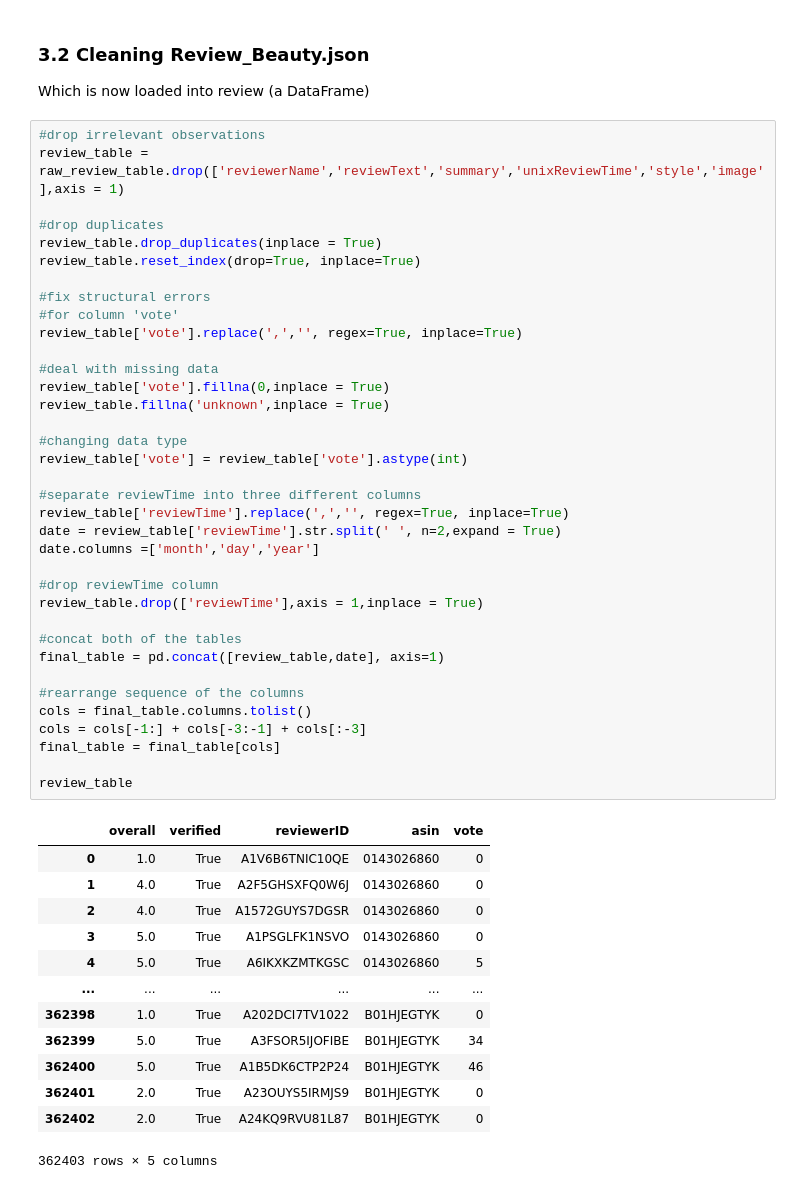
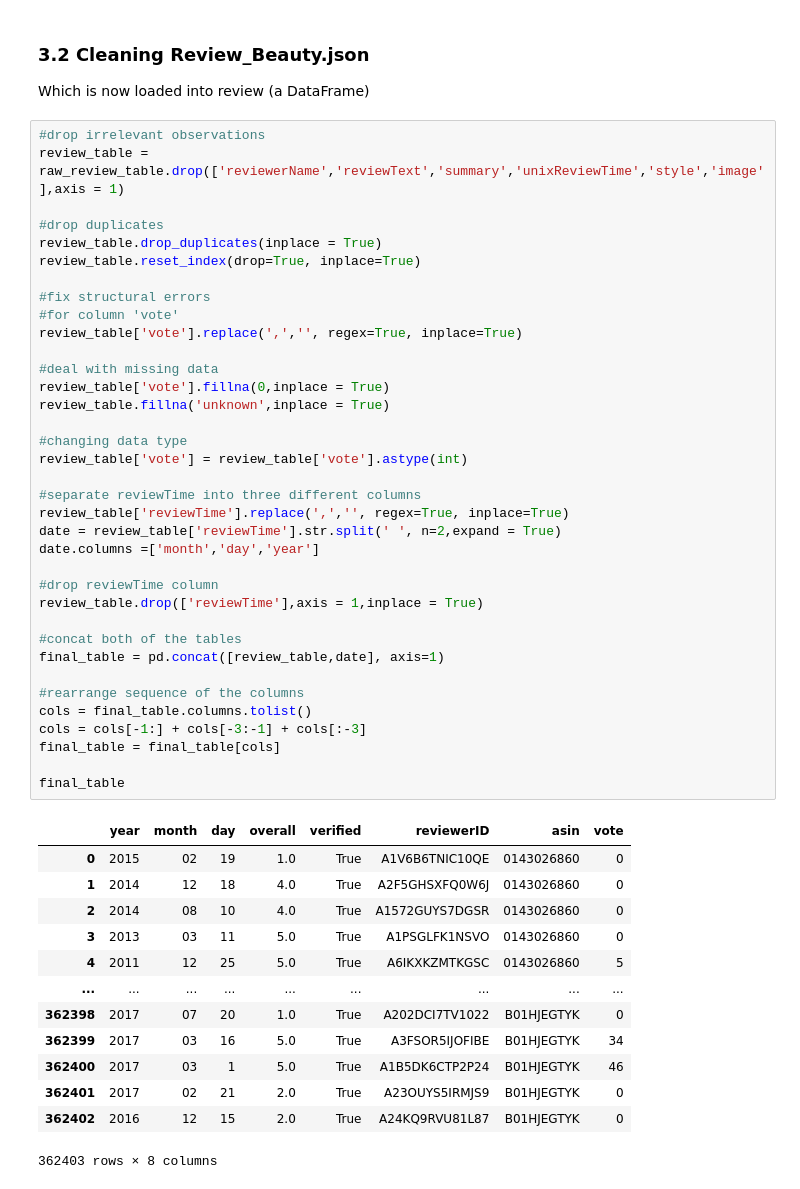
Before and after one commit to BingQuanChua/Amazon-Product-Analysis, a Jupyter notebook: Data Science Project.ipynb, the cells around one changed output. Drawn from its saved outputs; the diff is of its cells as text.

```diff
--- a/Data Science Project.ipynb
+++ b/Data Science Project.ipynb
@@ -256,47 +256,47 @@ review_table.drop_duplicates(inplace = True)
 review_table.reset_index(drop=True, inplace=True)
 
 #fix structural errors
 #for column 'vote'
 review_table['vote'].replace(',','', regex=True, inplace=True)
 
 #deal with missing data
 review_table['vote'].fillna(0,inplace = True)
 review_table.fillna('unknown',inplace = True)
 
 #changing data type
 review_table['vote'] = review_table['vote'].astype(int)
 
 #separate reviewTime into three different columns
 review_table['reviewTime'].replace(',','', regex=True, inplace=True)
 date = review_table['reviewTime'].str.split(' ', n=2,expand = True)
 date.columns =['month','day','year']
 
 #drop reviewTime column
 review_table.drop(['reviewTime'],axis = 1,inplace = True)
 
 #concat both of the tables
 final_table = pd.concat([review_table,date], axis=1)
 
 #rearrange sequence of the columns
 cols = final_table.columns.tolist()
 cols = cols[-1:] + cols[-3:-1] + cols[:-3]
 final_table = final_table[cols]
 
-review_table
+final_table
 # %% [output]
-|  | overall | verified | reviewerID | asin | vote |
-| 0 | 1.0 | True | A1V6B6TNIC10QE | 0143026860 | 0 |
-| 1 | 4.0 | True | A2F5GHSXFQ0W6J | 0143026860 | 0 |
-| 2 | 4.0 | True | A1572GUYS7DGSR | 0143026860 | 0 |
-| 3 | 5.0 | True | A1PSGLFK1NSVO | 0143026860 | 0 |
-| 4 | 5.0 | True | A6IKXKZMTKGSC | 0143026860 | 5 |
-| ... | ... | ... | ... | ... | ... |
-| 362398 | 1.0 | True | A202DCI7TV1022 | B01HJEGTYK | 0 |
-| 362399 | 5.0 | True | A3FSOR5IJOFIBE | B01HJEGTYK | 34 |
-| 362400 | 5.0 | True | A1B5DK6CTP2P24 | B01HJEGTYK | 46 |
-| 362401 | 2.0 | True | A23OUYS5IRMJS9 | B01HJEGTYK | 0 |
-| 362402 | 2.0 | True | A24KQ9RVU81L87 | B01HJEGTYK | 0 |
+|  | year | month | day | overall | verified | reviewerID | asin | vote |
+| 0 | 2015 | 02 | 19 | 1.0 | True | A1V6B6TNIC10QE | 0143026860 | 0 |
+| 1 | 2014 | 12 | 18 | 4.0 | True | A2F5GHSXFQ0W6J | 0143026860 | 0 |
+| 2 | 2014 | 08 | 10 | 4.0 | True | A1572GUYS7DGSR | 0143026860 | 0 |
+| 3 | 2013 | 03 | 11 | 5.0 | True | A1PSGLFK1NSVO | 0143026860 | 0 |
+| 4 | 2011 | 12 | 25 | 5.0 | True | A6IKXKZMTKGSC | 0143026860 | 5 |
+| ... | ... | ... | ... | ... | ... | ... | ... | ... |
+| 362398 | 2017 | 07 | 20 | 1.0 | True | A202DCI7TV1022 | B01HJEGTYK | 0 |
+| 362399 | 2017 | 03 | 16 | 5.0 | True | A3FSOR5IJOFIBE | B01HJEGTYK | 34 |
+| 362400 | 2017 | 03 | 1 | 5.0 | True | A1B5DK6CTP2P24 | B01HJEGTYK | 46 |
+| 362401 | 2017 | 02 | 21 | 2.0 | True | A23OUYS5IRMJS9 | B01HJEGTYK | 0 |
+| 362402 | 2016 | 12 | 15 | 2.0 | True | A24KQ9RVU81L87 | B01HJEGTYK | 0 |
-362403 rows × 5 columns
+362403 rows × 8 columns
 # %% [markdown]
 ## Merging Data
 
```
Also changed, not shown: parts of 7 cells of this notebook.
